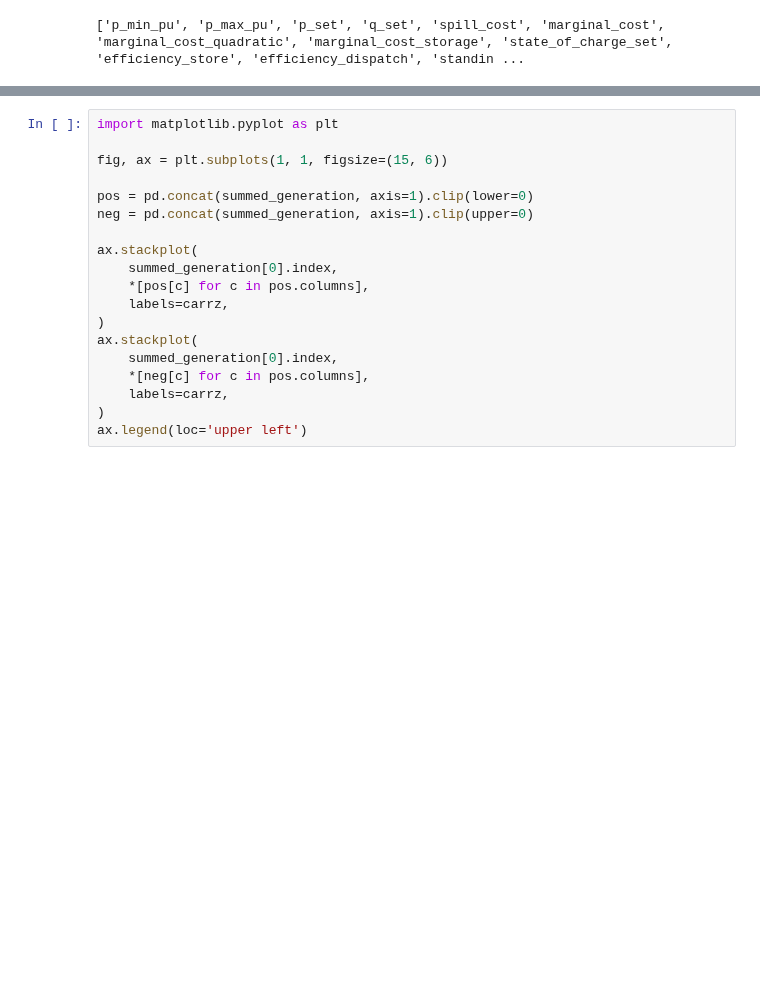
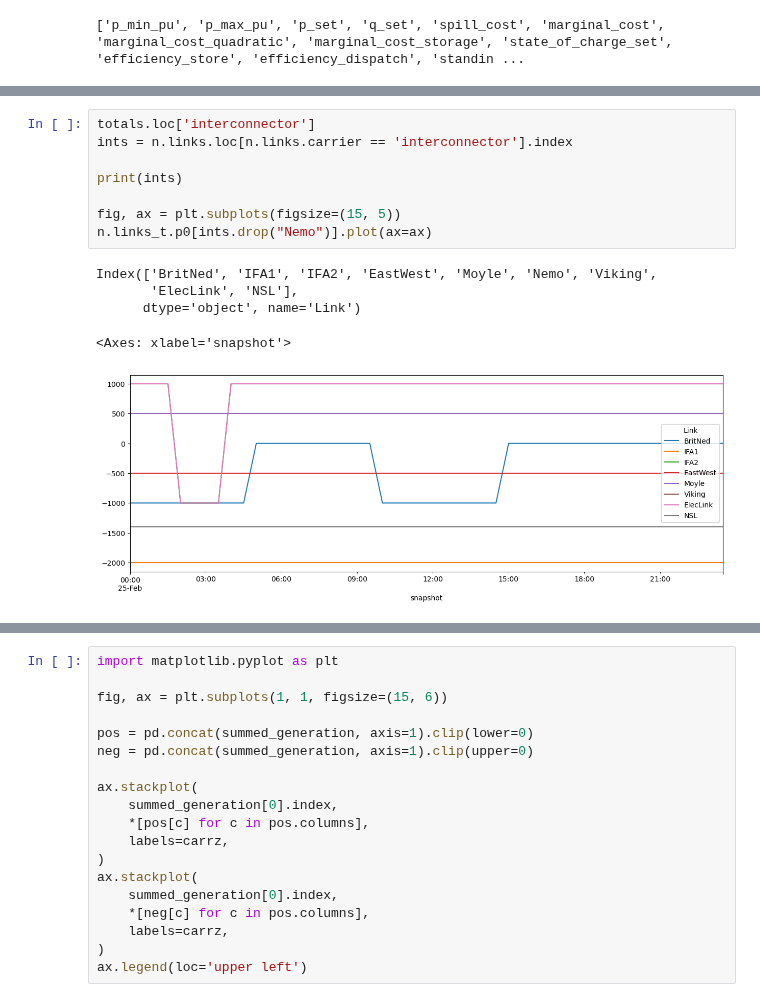
Before and after one commit to LukasFrankenQ/GBPower, a Jupyter notebook: notebooks/build_supply_curve.ipynb, the cells around one changed output, grey strips where cells are left out. Saved outputs shown, nothing was run; the diff lists cells and outputs as text; blank space fills up the shorter version.

```diff
--- a/notebooks/build_supply_curve.ipynb
+++ b/notebooks/build_supply_curve.ipynb
@@ -522,0 +596,14 @@ plot_merit_order(n)
+# %%
+totals.loc['interconnector']
+ints = n.links.loc[n.links.carrier == 'interconnector'].index
+
+print(ints)
+
+fig, ax = plt.subplots(figsize=(15, 5))
+n.links_t.p0[ints.drop("Nemo")].plot(ax=ax)
+# %% [output]
+Index(['BritNed', 'IFA1', 'IFA2', 'EastWest', 'Moyle', 'Nemo', 'Viking',
+       'ElecLink', 'NSL'],
+      dtype='object', name='Link')
+<Axes: xlabel='snapshot'>
+[figure, added]
```
Also changed, not shown: parts of 10 cells of this notebook, 4 other files.
